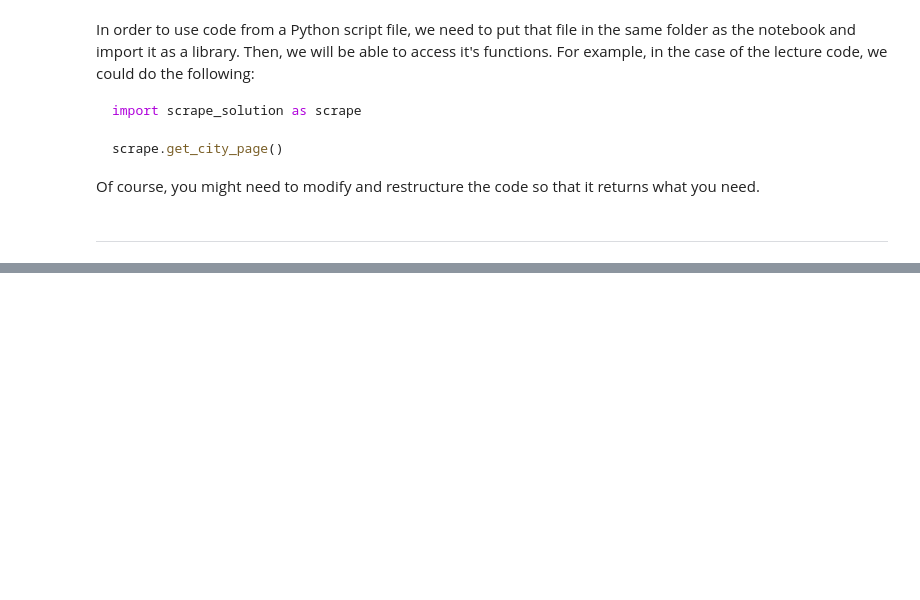
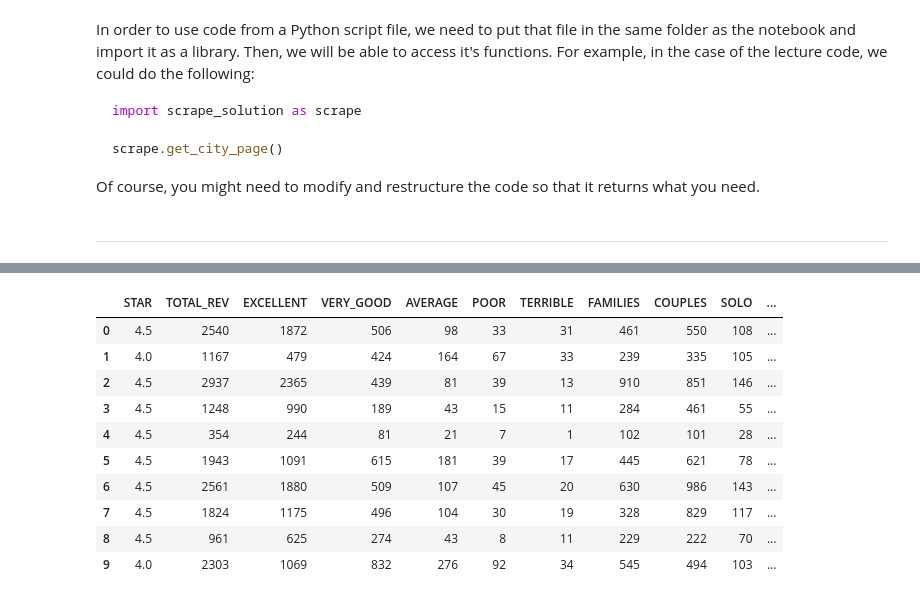
Before and after one commit to andrewenze/spring-2015-homeworks, a Jupyter notebook: submissions/Homework-5/5.Hotels.ipynb, the cells around one changed output, grey strips where cells are left out. Drawn from its saved outputs; the diff is of its cells as text; code cells hidden in the pictures; blank space fills up the shorter version.

```diff
--- a/submissions/Homework-5/5.Hotels.ipynb
+++ b/submissions/Homework-5/5.Hotels.ipynb
@@ -221,0 +153,14 @@ Of course, you might need to modify and restructure the code so that it returns
+# %%
+df.head(10)
+# %% [output]
+|  | STAR | TOTAL_REV | EXCELLENT | VERY_GOOD | AVERAGE | POOR | TERRIBLE | FAMILIES | COUPLES | SOLO | ... |
+| 0 | 4.5 | 2540 | 1872 | 506 | 98 | 33 | 31 | 461 | 550 | 108 | ... |
+| 1 | 4.0 | 1167 | 479 | 424 | 164 | 67 | 33 | 239 | 335 | 105 | ... |
+| 2 | 4.5 | 2937 | 2365 | 439 | 81 | 39 | 13 | 910 | 851 | 146 | ... |
+| 3 | 4.5 | 1248 | 990 | 189 | 43 | 15 | 11 | 284 | 461 | 55 | ... |
+| 4 | 4.5 | 354 | 244 | 81 | 21 | 7 | 1 | 102 | 101 | 28 | ... |
+| 5 | 4.5 | 1943 | 1091 | 615 | 181 | 39 | 17 | 445 | 621 | 78 | ... |
+| 6 | 4.5 | 2561 | 1880 | 509 | 107 | 45 | 20 | 630 | 986 | 143 | ... |
+| 7 | 4.5 | 1824 | 1175 | 496 | 104 | 30 | 19 | 328 | 829 | 117 | ... |
+| 8 | 4.5 | 961 | 625 | 274 | 43 | 8 | 11 | 229 | 222 | 70 | ... |
+| 9 | 4.0 | 2303 | 1069 | 832 | 276 | 92 | 34 | 545 | 494 | 103 | ... |
```
Also changed, not shown: parts of 56 cells of this notebook, 1 other file.
